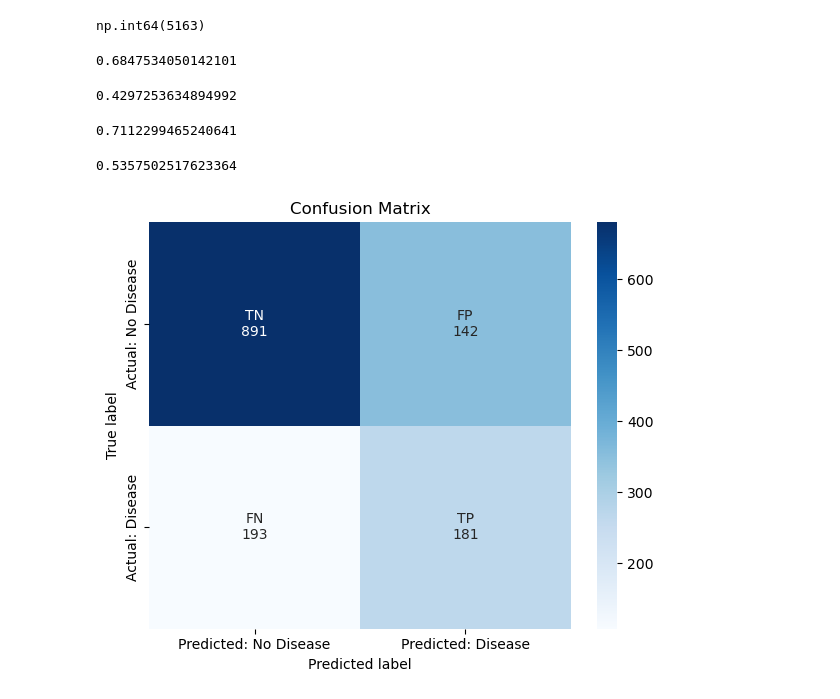
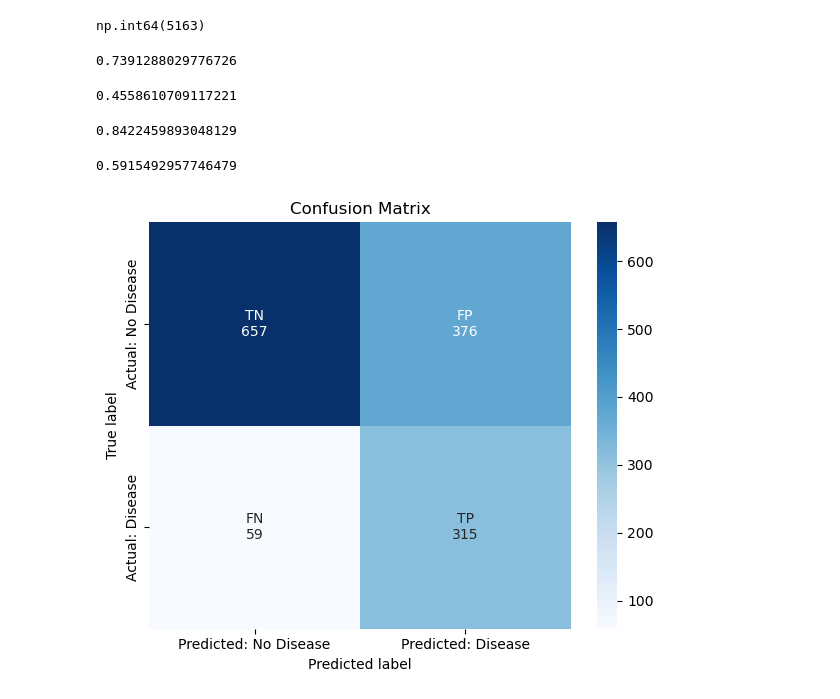
Before and after one commit to maialonso/TP1-TDVI, a Jupyter notebook: TP1-TDVI.ipynb, the cells around one changed output. Saved outputs shown, nothing was run; the diff lists cells and outputs as text; code cells hidden in the pictures.

```diff
--- a/TP1-TDVI.ipynb
+++ b/TP1-TDVI.ipynb
@@ -576,7 +576,7 @@ X_test_final = X_test[variables_numericas].copy()
 X_train_final = scaler.fit_transform(X_train_final)
 X_test_final = scaler.transform(X_test_final)
 
-modelo = KNeighborsClassifier(n_neighbors = 5)
+modelo = KNeighborsClassifier(n_neighbors = 115)
 modelo.fit(X_train_final, y_train) #entrena con los resultados sabidos
 y_pred = modelo.predict(X_test_final)
 # %% [markdown]
@@ -669,63 +669,63 @@ adasyn = ADASYN()
 X_train_balanceado, y_train_balanceado = adasyn.fit_resample(X_train_final, y_train)
 # %%
 #Modelo nuevo
-modeloNuevo = KNeighborsClassifier(n_neighbors = 5)
+modeloNuevo = KNeighborsClassifier(n_neighbors = 115)
 modeloNuevo.fit(X_train_balanceado, y_train_balanceado) #entrena con los resultados sabidos
-y_predBalanceado = modelo.predict(X_test_final)
+y_predBalanceado = modeloNuevo.predict(X_test_final)
 # %%
 #Accuracy
 accuracyBalanceado= balanced_accuracy_score(y_test, y_predBalanceado)
 accuracyBalanceado
 # %% [output]
-0.6847534050142101
+0.7391288029776726
 # %%
 #Precision
 
 precisionBalanceado = precision_score(y_test, y_predBalanceado)
 precisionBalanceado
 # %% [output]
-0.4297253634894992
+0.4558610709117221
 # %%
 #Recall
 recallBalanceado = recall_score(y_test, y_predBalanceado)
 recallBalanceado
 # %% [output]
-0.7112299465240641
+0.8422459893048129
 # %%
 #F1_Score
 f1Balanceado = f1_score(y_test, y_predBalanceado)
 f1Balanceado
 # %% [output]
-0.5357502517623364
+0.5915492957746479
 # %%
 cmBalanceado = confusion_matrix(y_test, y_predBalanceado)
-TN, FP, FN, TP = cm.ravel()
+TN, FP, FN, TP = cmBalanceado.ravel()
 
 labels = [
     f"TN\n{TN}",
     f"FP\n{FP}",
     f"FN\n{FN}",
     f"TP\n{TP}"
 ]
 
 labels = np.array(labels).reshape(2,2)
 
 plt.figure(figsize=(6,5))
 
 sns.heatmap(
     cmBalanceado,
     annot=labels,
     fmt="",
     cmap="Blues",
     xticklabels=["Predicted: No Disease", "Predicted: Disease"],
     yticklabels=["Actual: No Disease", "Actual: Disease"]
 )
 
 plt.title("Confusion Matrix")
 plt.xlabel("Predicted label")
 plt.ylabel("True label")
 
 plt.tight_layout()
 plt.show()
 # %% [output]
-[figure, old version]
+[figure, new version]
```
Also changed, not shown: parts of 6 cells of this notebook.
